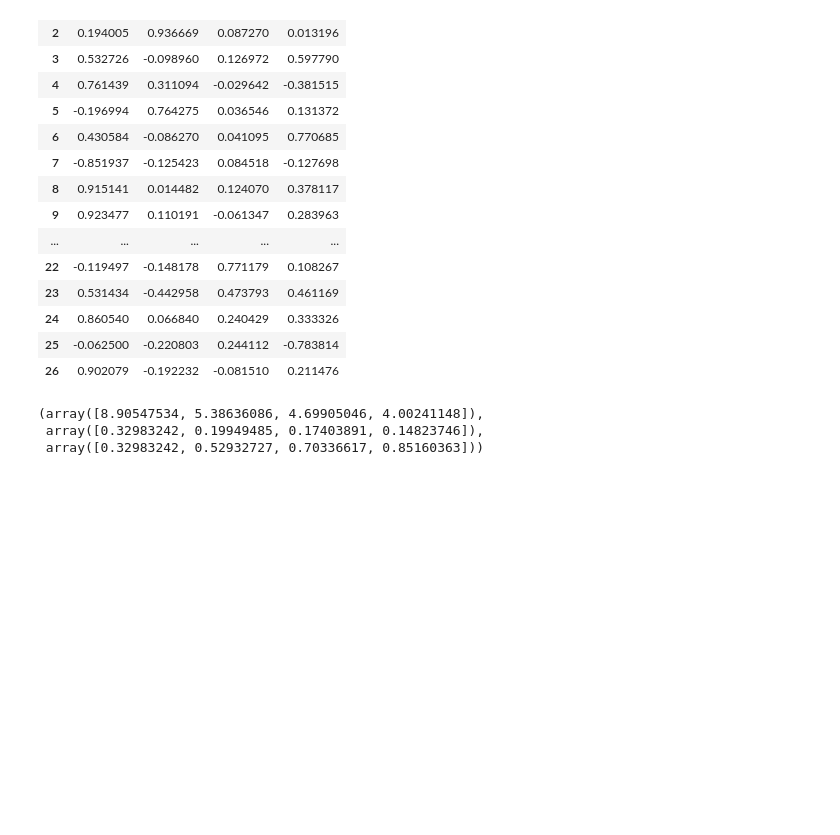
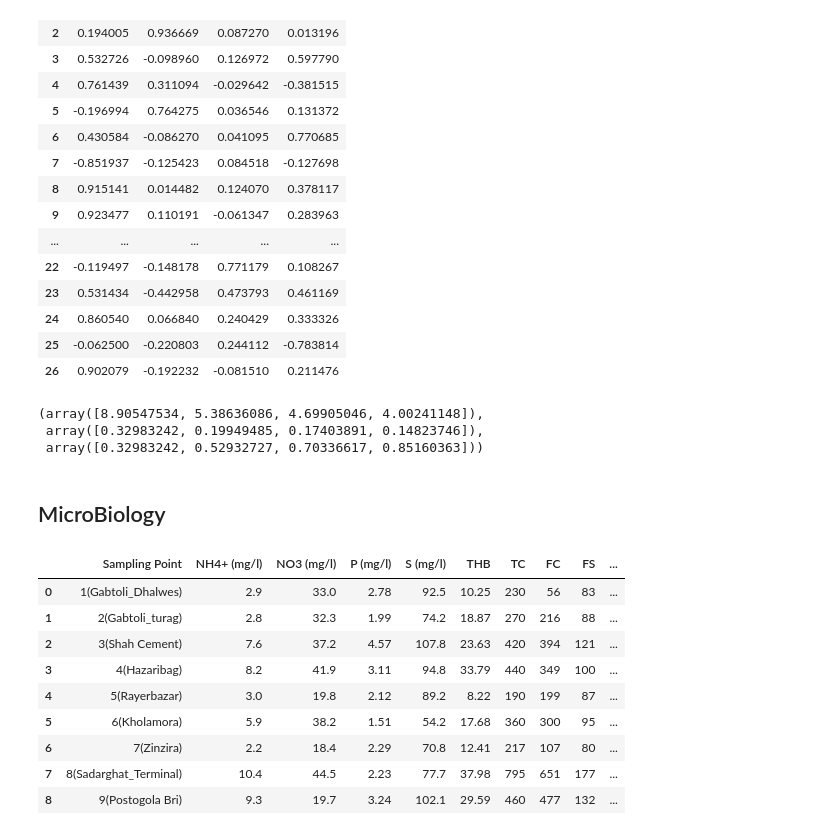
Before and after one commit to rakibhhridoy/OnGoingStudy, a Jupyter notebook: Buriganga/factor_analysis.ipynb, the cells around one changed output. Cells and saved outputs as stored; diff of their text form; code cells hidden in the pictures; blank space fills up the shorter version.

```diff
--- a/Buriganga/factor_analysis.ipynb
+++ b/Buriganga/factor_analysis.ipynb
@@ -261,3 +261,21 @@ fa.get_factor_variance()
 (array([8.90547534, 5.38636086, 4.69905046, 4.00241148]),
  array([0.32983242, 0.19949485, 0.17403891, 0.14823746]),
  array([0.32983242, 0.52932727, 0.70336617, 0.85160363]))
+# %% [markdown]
+## MicroBiology
+# %%
+msummer = pd.read_excel("data/microbio_summer.xlsx")
+mwinter = pd.read_excel("data/microbio_winter.xlsx")
+
+msummer
+# %% [output]
+|  | Sampling Point | NH4+ (mg/l) | NO3 (mg/l) | P (mg/l) | S (mg/l) | THB | TC | FC | FS | ... |
+| 0 | 1(Gabtoli_Dhalwes) | 2.9 | 33.0 | 2.78 | 92.5 | 10.25 | 230 | 56 | 83 | ... |
+| 1 | 2(Gabtoli_turag) | 2.8 | 32.3 | 1.99 | 74.2 | 18.87 | 270 | 216 | 88 | ... |
+| 2 | 3(Shah Cement) | 7.6 | 37.2 | 4.57 | 107.8 | 23.63 | 420 | 394 | 121 | ... |
+| 3 | 4(Hazaribag) | 8.2 | 41.9 | 3.11 | 94.8 | 33.79 | 440 | 349 | 100 | ... |
+| 4 | 5(Rayerbazar) | 3.0 | 19.8 | 2.12 | 89.2 | 8.22 | 190 | 199 | 87 | ... |
+| 5 | 6(Kholamora) | 5.9 | 38.2 | 1.51 | 54.2 | 17.68 | 360 | 300 | 95 | ... |
+| 6 | 7(Zinzira) | 2.2 | 18.4 | 2.29 | 70.8 | 12.41 | 217 | 107 | 80 | ... |
+| 7 | 8(Sadarghat_Terminal) | 10.4 | 44.5 | 2.23 | 77.7 | 37.98 | 795 | 651 | 177 | ... |
+| 8 | 9(Postogola Bri) | 9.3 | 19.7 | 3.24 | 102.1 | 29.59 | 460 | 477 | 132 | ... |
```
Also changed, not shown: parts of 35 cells of this notebook, 4 other files.
